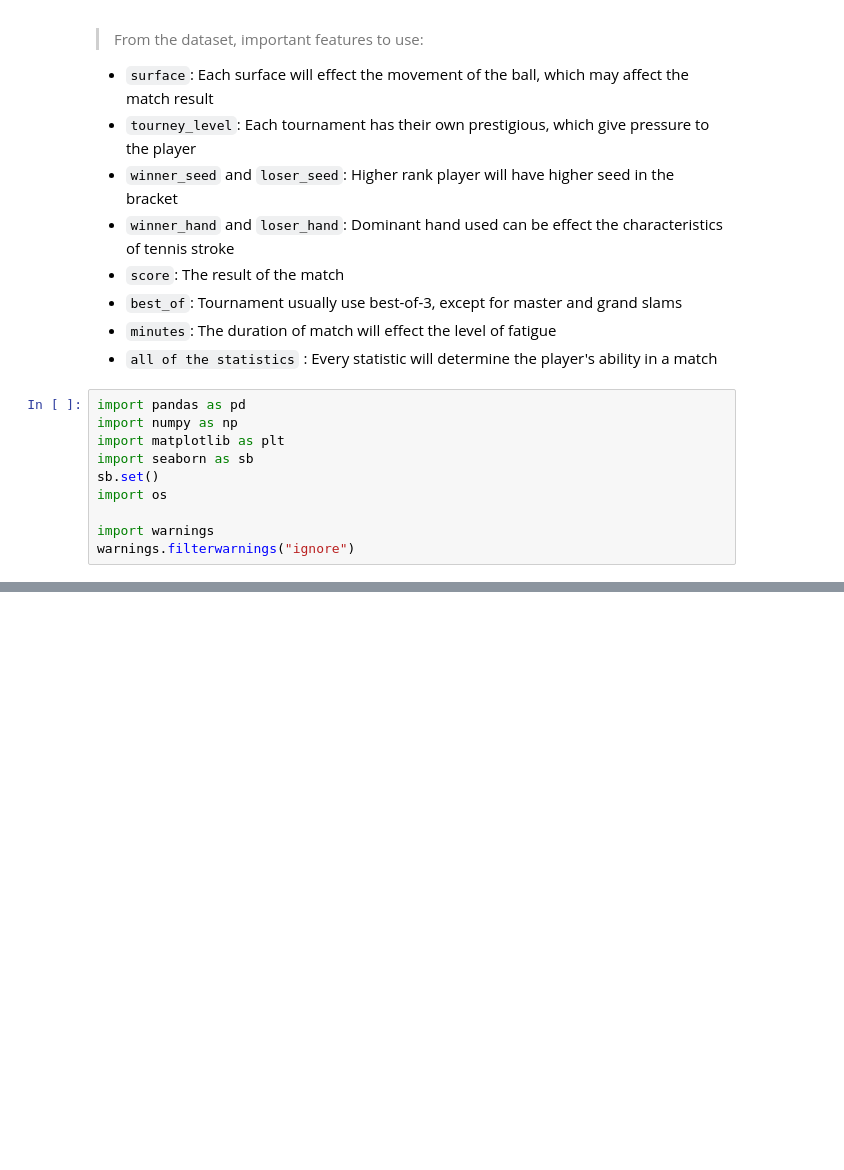
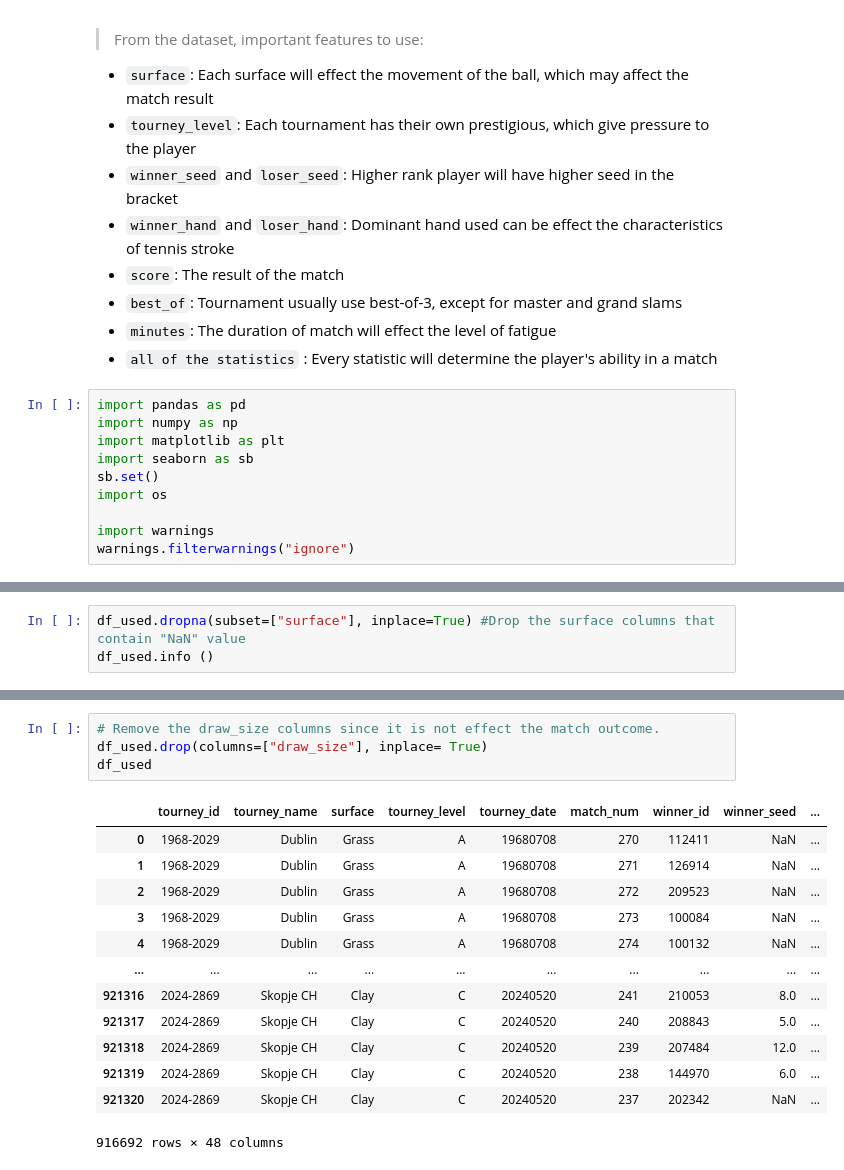
Before and after one commit to theodoreamadeo/tennis_match_predictor, a Jupyter notebook: final_project.ipynb, the cells around one changed output, grey strips where cells are left out. Saved outputs shown, nothing was run; the diff lists cells and outputs as text; blank space fills up the shorter version.

```diff
--- a/final_project.ipynb
+++ b/final_project.ipynb
@@ -76,0 +110,3 @@ df_used.shape
+# %%
+df_used.dropna(subset=["surface"], inplace=True) #Drop the surface columns that contain "NaN" value
+df_used.info ()
@@ -76,0 +131,18 @@ df_used.shape
+# %%
+# Remove the draw_size columns since it is not effect the match outcome.
+df_used.drop(columns=["draw_size"], inplace= True)
+df_used
+# %% [output]
+|  | tourney_id | tourney_name | surface | tourney_level | tourney_date | match_num | winner_id | winner_seed | ... |
+| 0 | 1968-2029 | Dublin | Grass | A | 19680708 | 270 | 112411 | NaN | ... |
+| 1 | 1968-2029 | Dublin | Grass | A | 19680708 | 271 | 126914 | NaN | ... |
+| 2 | 1968-2029 | Dublin | Grass | A | 19680708 | 272 | 209523 | NaN | ... |
+| 3 | 1968-2029 | Dublin | Grass | A | 19680708 | 273 | 100084 | NaN | ... |
+| 4 | 1968-2029 | Dublin | Grass | A | 19680708 | 274 | 100132 | NaN | ... |
+| ... | ... | ... | ... | ... | ... | ... | ... | ... | ... |
+| 921316 | 2024-2869 | Skopje CH | Clay | C | 20240520 | 241 | 210053 | 8.0 | ... |
+| 921317 | 2024-2869 | Skopje CH | Clay | C | 20240520 | 240 | 208843 | 5.0 | ... |
+| 921318 | 2024-2869 | Skopje CH | Clay | C | 20240520 | 239 | 207484 | 12.0 | ... |
+| 921319 | 2024-2869 | Skopje CH | Clay | C | 20240520 | 238 | 144970 | 6.0 | ... |
+| 921320 | 2024-2869 | Skopje CH | Clay | C | 20240520 | 237 | 202342 | NaN | ... |
+916692 rows × 48 columns
```
Also changed, not shown: parts of 25 cells of this notebook.
